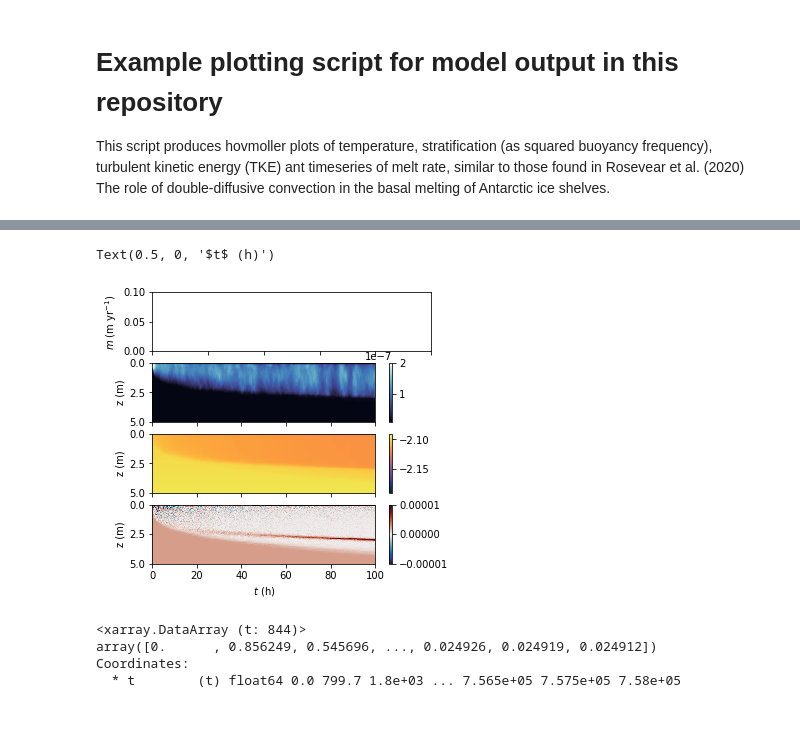
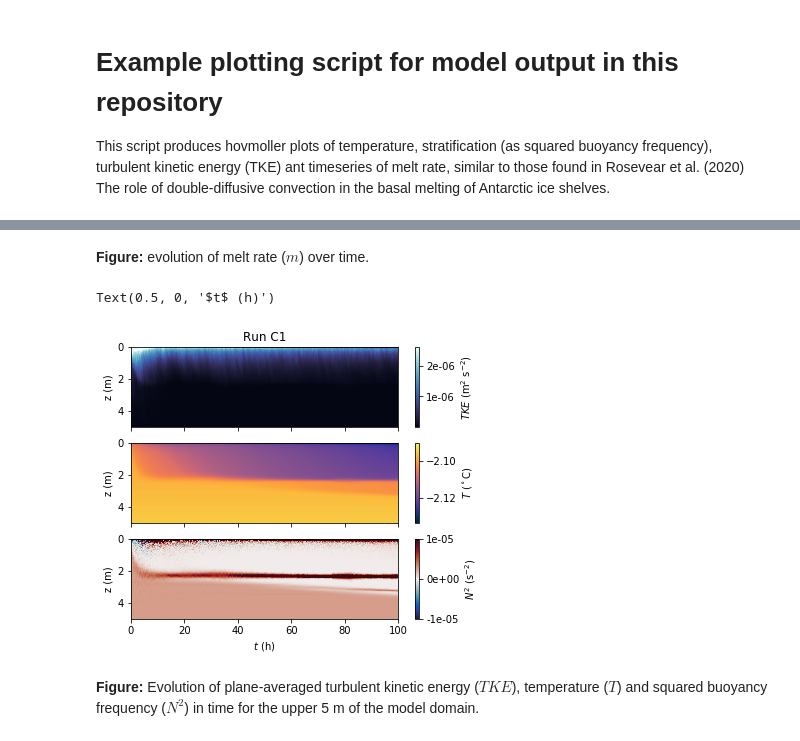
Before and after one commit to mmr0/DDC_model_out, a Jupyter notebook: plot_example.ipynb, the cells around one changed output, grey strips where cells are left out. Cells and saved outputs as stored; diff of their text form; code cells hidden in the pictures.

Commit message:
Updated example plotting script

```diff
--- a/plot_example.ipynb
+++ b/plot_example.ipynb
@@ -12,8 +12,8 @@ import cmocean.cm as cmo
 ### read in from NetCDF
 # choose directory for experiment. Directories correspond to the experiment names in Rosevear et al. (2020).
 # Options are A1, B1, C1, C2& D1
-datastr = "./A1/"
-fname = '%sOUTPUT_light.nc'% datastr
+datastr = "C1"
+fname = './%s/OUTPUT_light.nc'% datastr
 
 ds = xr.open_dataset(fname)
 # %%
@@ -34,51 +45,41 @@ meltrate = -V;
+# %% [markdown]
+**Figure:** evolution of melt rate ($m$) over time.
 # %%
 ## not up to scratch with xarray for plotting, so back to the usual tricks
 ymax = 5
 Tmax = 100
 T = 3600
-
 time  = ds.t-ds.t[0]
-N_squared = ds.N2
-temp = ds.Temp
-tke = ds.TKE
 y = ds.y
 
-### plot
-f, ax = plt.subplots(4,1)
-f.set_size_inches(5, 5)
+# plot
+f, ax = plt.subplots(3,1)
+f.set_size_inches(6, 5)
 
-#cf = ax[0].plot(time/T, meltrate[:-1:dT],'-k')
-ch = ax[1].pcolor(time/T, y, ds.TKE.transpose(), cmap=cmo.ice,  vmin=1e-8, vmax =2e-7)
-ci = ax[2].pcolor(time/T, y, temp.transpose(), cmap=cmo.thermal,  vmin=np.min(temp[2:-1,2:-1]),
-                  vmax =np.max(temp[5:-1,5:-1]))
-cj = ax[3].pcolor(time/3600, y, N_squared.transpose(), cmap=cmo.balance, vmin = -1e-5, vmax =1e-5)
+ch = ax[0].pcolor(time/T, y, ds.TKE.transpose(), cmap=cmo.ice,  vmin=1e-8, vmax =max(ds.TKE[100,10:-1]))
+ci = ax[1].pcolor(time/T, y, ds.Temp.transpose(), cmap=cmo.thermal,  vmin=np.min(ds.Temp[100,15:-1]),
+                  vmax =np.max(ds.Temp[100,15:-1]))
+cj = ax[2].pcolor(time/3600, y, ds.N2.transpose(), cmap=cmo.balance, vmin = -1e-5, vmax =1e-5)
 
-f.colorbar(ch, ax=ax[1])
-f.colorbar(ci, ax=ax[2])
-f.colorbar(cj, ax=ax[3])
+# Tidy plots
+f.colorbar(ch, ax=ax[0], format='%.0e', label = '$TKE$ (m$^2$ s$^{-2}$)')
+f.colorbar(ci, ax=ax[1], label = '$T$ ($^\circ$C)')
+f.colorbar(cj, ax=ax[2], format='%.0e', label = '$N^2$ (s$^{-2}$)')
 
-ax[0].axis([0, Tmax,  0 , 0.1])
-ax[0].set_ylabel("$m$ (m yr$^{-1}$)")
+ax[0].set_title('Run '+datastr)
+ax[0].axis([0, Tmax, ymax, 0 ])
+ax[0].set_ylabel("z (m)")
 ax[0].set_xticklabels([''])
 
 ax[1].axis([0, Tmax, ymax, 0 ])
 ax[1].set_ylabel("z (m)")
 ax[1].set_xticklabels([''])
 
 ax[2].axis([0, Tmax, ymax, 0 ])
 ax[2].set_ylabel("z (m)")
-ax[2].set_xticklabels([''])
-
-ax[3].axis([0, Tmax, ymax, 0 ])
-ax[3].set_ylabel("z (m)")
-ax[3].set_xlabel('$t$ (h)')
+ax[2].set_xlabel('$t$ (h)')
 # %% [output]
 Text(0.5, 0, '$t$ (h)')
-[figure, old version]
+[figure, new version]
-# %%
-meltrate
-# %% [output]
-<xarray.DataArray (t: 844)>
-array([0.      , 0.856249, 0.545696, ..., 0.024926, 0.024919, 0.024912])
-Coordinates:
-  * t        (t) float64 0.0 799.7 1.8e+03 ... 7.565e+05 7.575e+05 7.58e+05
+# %% [markdown]
+**Figure:** Evolution of plane-averaged turbulent kinetic energy ($TKE$), temperature ($T$) and squared buoyancy frequency ($N^2$) in time for the upper 5 m of the model domain.
```
Also changed, not shown: parts of 1 cell of this notebook.
